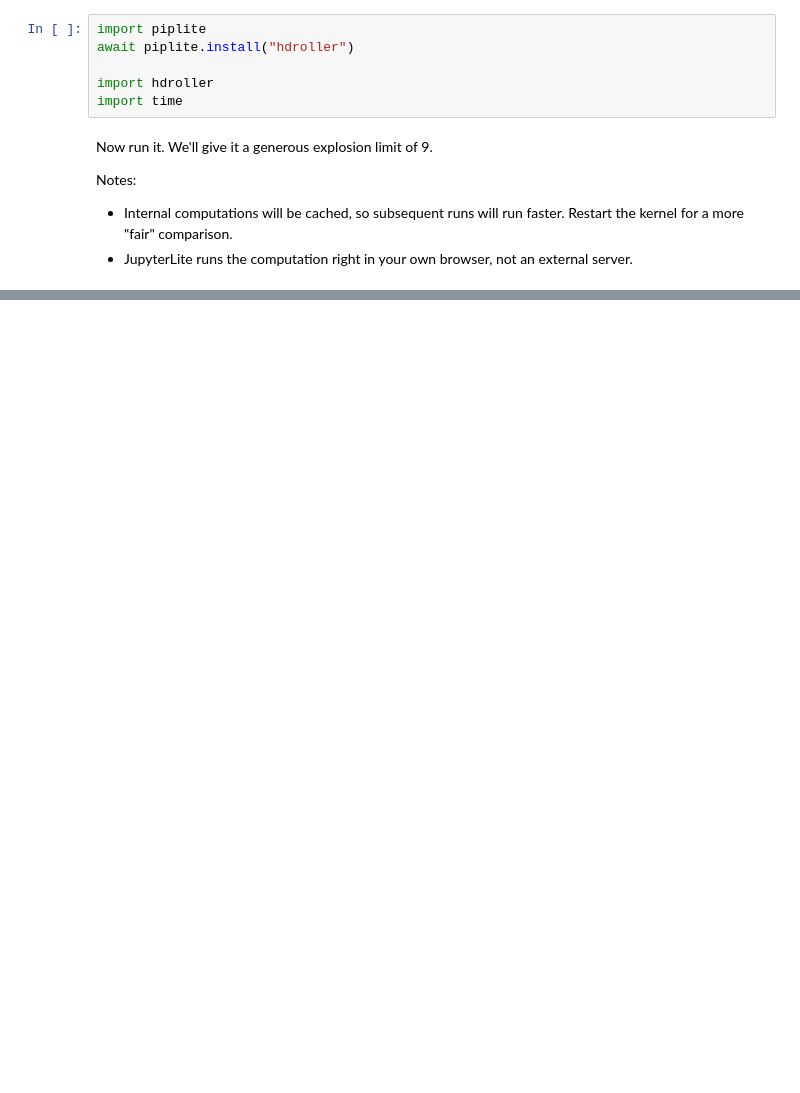
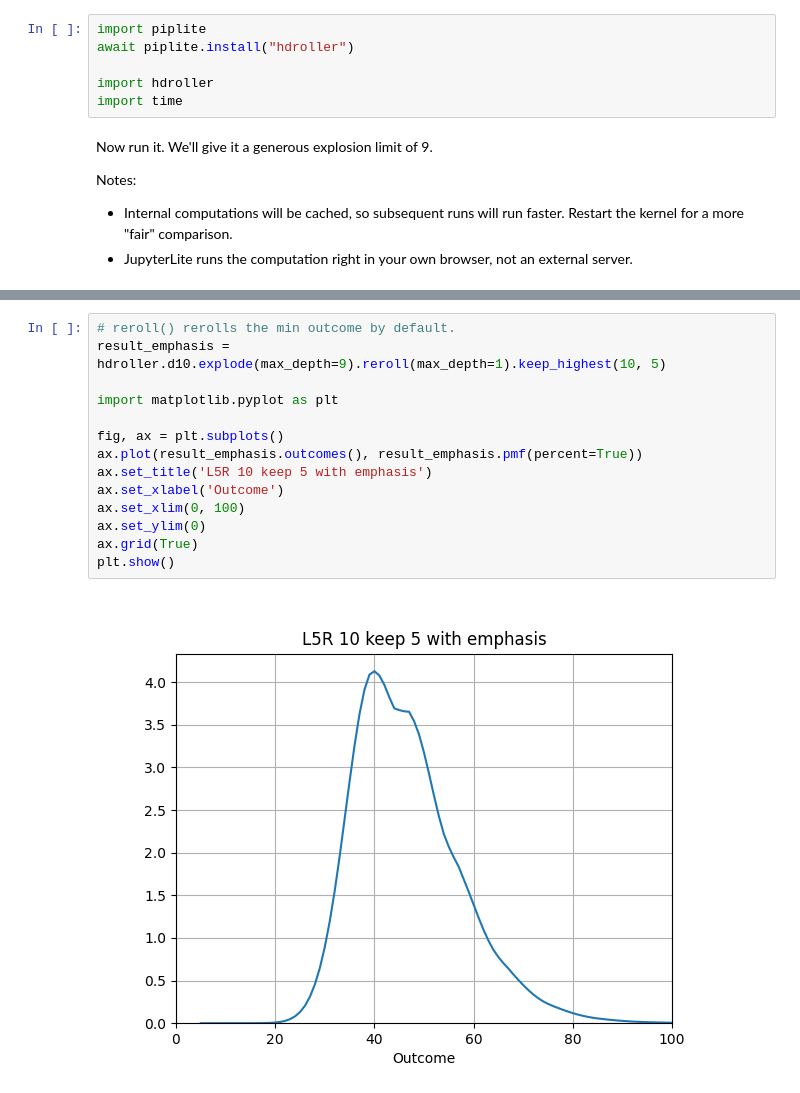
Before and after one commit to HighDiceRoller/icepool, a Jupyter notebook: notebooks/l5r.ipynb, the cells around one changed output, grey strips where cells are left out. Cells and saved outputs as stored; diff of their text form; blank space fills up the shorter version.

Commit message:
l5r + emphasis

```diff
--- a/notebooks/l5r.ipynb
+++ b/notebooks/l5r.ipynb
@@ -73,0 +78,16 @@ Computation time: 273 ms
+# %%
+# reroll() rerolls the min outcome by default.
+result_emphasis = hdroller.d10.explode(max_depth=9).reroll(max_depth=1).keep_highest(10, 5)
+
+import matplotlib.pyplot as plt
+
+fig, ax = plt.subplots()
+ax.plot(result_emphasis.outcomes(), result_emphasis.pmf(percent=True))
+ax.set_title('L5R 10 keep 5 with emphasis')
+ax.set_xlabel('Outcome')
+ax.set_xlim(0, 100)
+ax.set_ylim(0)
+ax.grid(True)
+plt.show()
+# %% [output]
+[figure, added]
```
Also changed, not shown: parts of 3 cells of this notebook.
